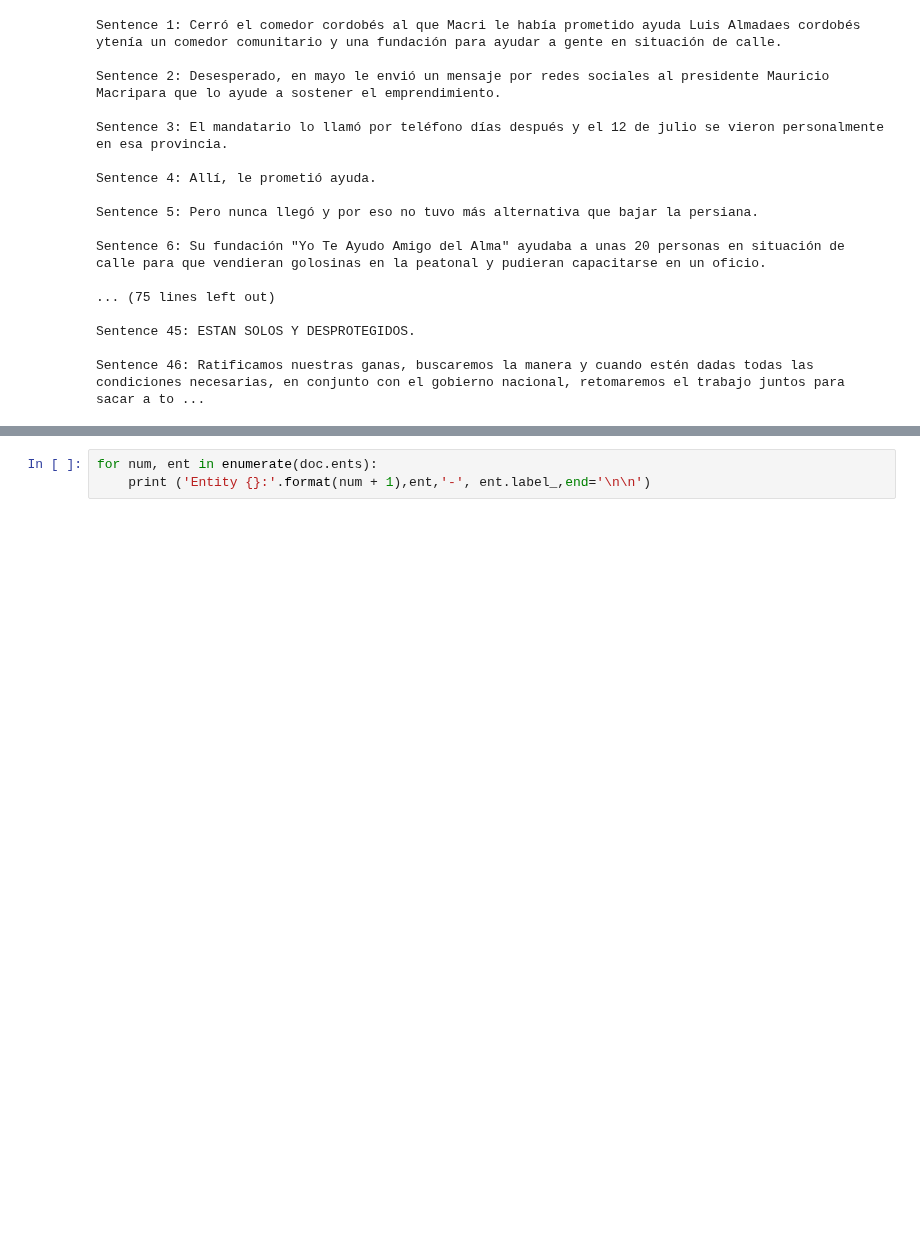
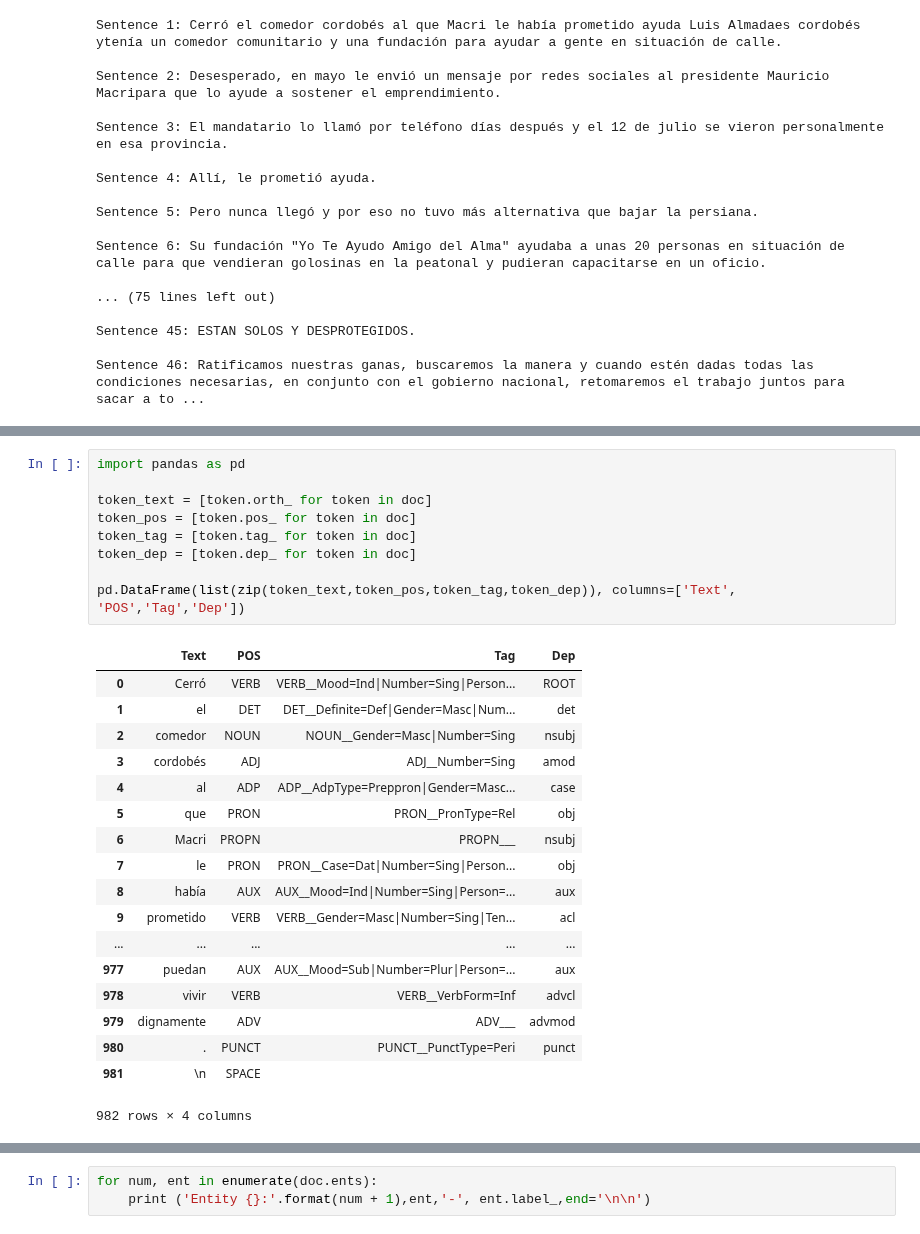
Before and after one commit to rugantio/NLP_fbtrex, a Jupyter notebook: Untitled.ipynb, the cells around one changed output, grey strips where cells are left out. Cells and saved outputs as stored; diff of their text form; blank space fills up the shorter version.

```diff
--- a/Untitled.ipynb
+++ b/Untitled.ipynb
@@ -193,0 +201,28 @@ Sentence 46: Ratificamos nuestras ganas, buscaremos la manera y cuando estén da
+# %%
+import pandas as pd
+
+token_text = [token.orth_ for token in doc]
+token_pos = [token.pos_ for token in doc]
+token_tag = [token.tag_ for token in doc]
+token_dep = [token.dep_ for token in doc]
+
+pd.DataFrame(list(zip(token_text,token_pos,token_tag,token_dep)), columns=['Text', 'POS','Tag','Dep'])
+# %% [output]
+|  | Text | POS | Tag | Dep |
+| 0 | Cerró | VERB | VERB__Mood=Ind|Number=Sing|Person... | ROOT |
+| 1 | el | DET | DET__Definite=Def|Gender=Masc|Num... | det |
+| 2 | comedor | NOUN | NOUN__Gender=Masc|Number=Sing | nsubj |
+| 3 | cordobés | ADJ | ADJ__Number=Sing | amod |
+| 4 | al | ADP | ADP__AdpType=Preppron|Gender=Masc... | case |
+| 5 | que | PRON | PRON__PronType=Rel | obj |
+| 6 | Macri | PROPN | PROPN___ | nsubj |
+| 7 | le | PRON | PRON__Case=Dat|Number=Sing|Person... | obj |
+| 8 | había | AUX | AUX__Mood=Ind|Number=Sing|Person=... | aux |
+| 9 | prometido | VERB | VERB__Gender=Masc|Number=Sing|Ten... | acl |
+| ... | ... | ... | ... | ... |
+| 977 | puedan | AUX | AUX__Mood=Sub|Number=Plur|Person=... | aux |
+| 978 | vivir | VERB | VERB__VerbForm=Inf | advcl |
+| 979 | dignamente | ADV | ADV___ | advmod |
+| 980 | . | PUNCT | PUNCT__PunctType=Peri | punct |
+| 981 | \n | SPACE |  |  |
+982 rows × 4 columns
```
Also changed, not shown: parts of 13 cells of this notebook.
